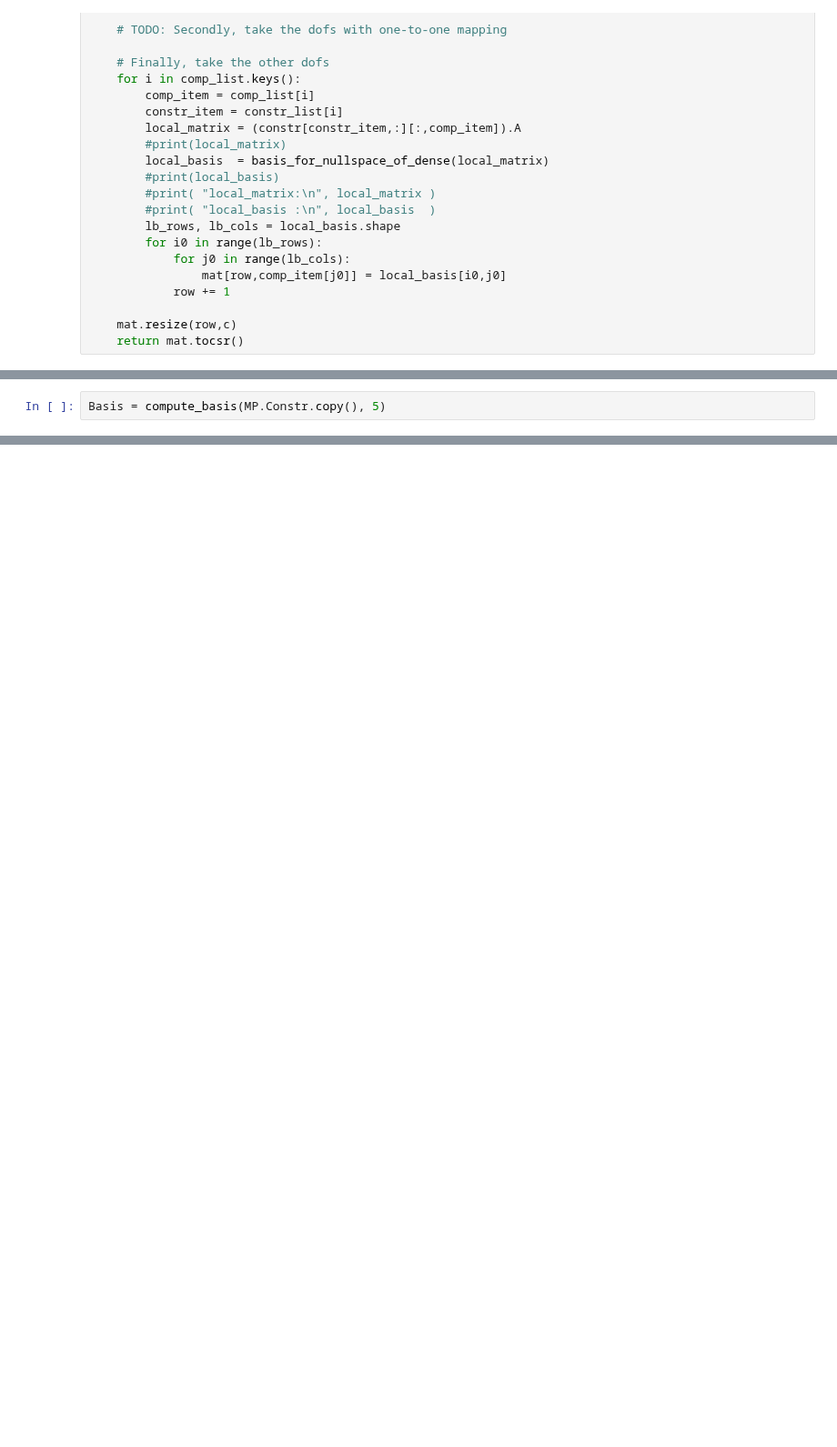
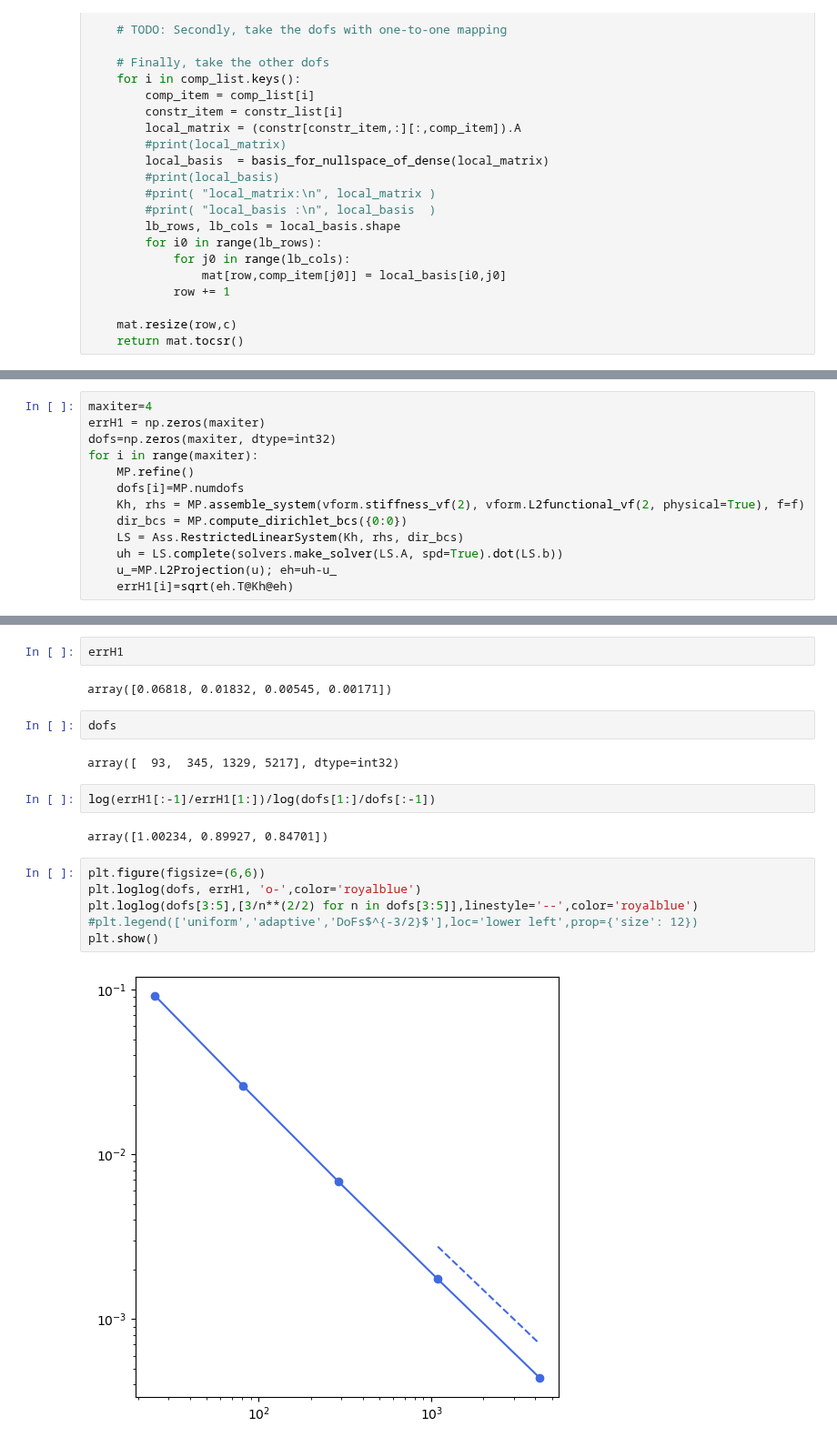
Before and after one commit to c-f-h/pyiga, a Jupyter notebook: notebooks/Multipatch2_STTEST.ipynb, the cells around one changed output, grey strips where cells are left out. Shown at 91% size. Cells and saved outputs as stored; diff of their text form; blank space fills up the shorter version.

```diff
--- a/notebooks/Multipatch2_STTEST.ipynb
+++ b/notebooks/Multipatch2_STTEST.ipynb
@@ -959,2 +189,0 @@ MP.Constr.shape
-# %%
-Basis = compute_basis(MP.Constr.copy(), 5)
@@ -968,0 +978,13 @@ abs(MP.Constr@Basis).max()
+# %%
+maxiter=4
+errH1 = np.zeros(maxiter)
+dofs=np.zeros(maxiter, dtype=int32)
+for i in range(maxiter):
+    MP.refine()
+    dofs[i]=MP.numdofs
+    Kh, rhs = MP.assemble_system(vform.stiffness_vf(2), vform.L2functional_vf(2, physical=True), f=f)
+    dir_bcs = MP.compute_dirichlet_bcs({0:0})
+    LS = Ass.RestrictedLinearSystem(Kh, rhs, dir_bcs)
+    uh = LS.complete(solvers.make_solver(LS.A, spd=True).dot(LS.b))
+    u_=MP.L2Projection(u); eh=uh-u_
+    errH1[i]=sqrt(eh.T@Kh@eh)
@@ -968,0 +1004,20 @@ abs(MP.Constr@Basis).max()
+# %%
+errH1
+# %% [output]
+array([0.06818, 0.01832, 0.00545, 0.00171])
+# %%
+dofs
+# %% [output]
+array([  93,  345, 1329, 5217], dtype=int32)
+# %%
+log(errH1[:-1]/errH1[1:])/log(dofs[1:]/dofs[:-1])
+# %% [output]
+array([1.00234, 0.89927, 0.84701])
+# %%
+plt.figure(figsize=(6,6))
+plt.loglog(dofs, errH1, 'o-',color='royalblue')
+plt.loglog(dofs[3:5],[3/n**(2/2) for n in dofs[3:5]],linestyle='--',color='royalblue')
+#plt.legend(['uniform','adaptive','DoFs$^{-3/2}$'],loc='lower left',prop={'size': 12})
+plt.show()
+# %% [output]
+[figure, added]
```
Also changed, not shown: parts of 46 cells of this notebook.
